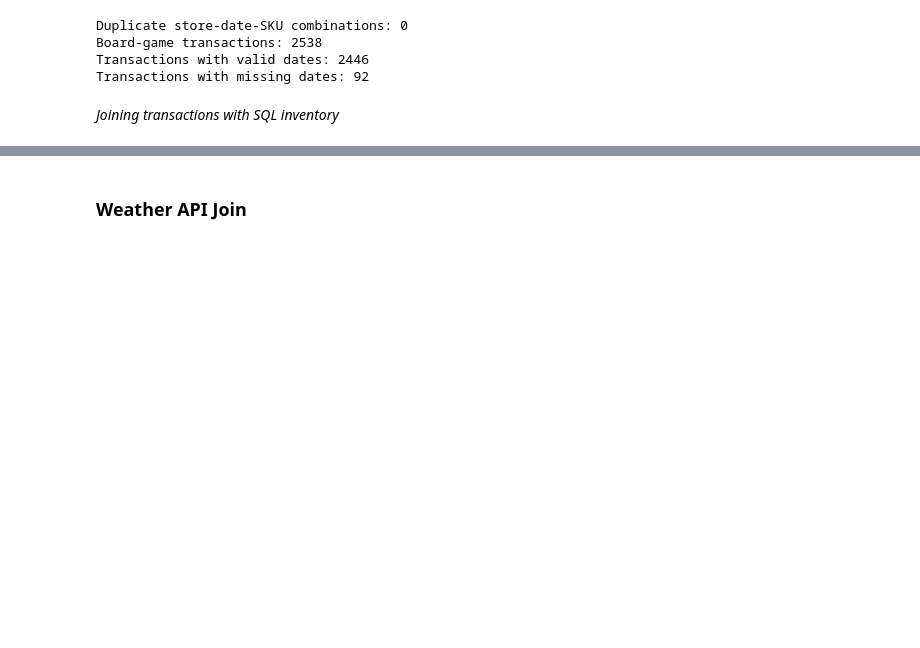
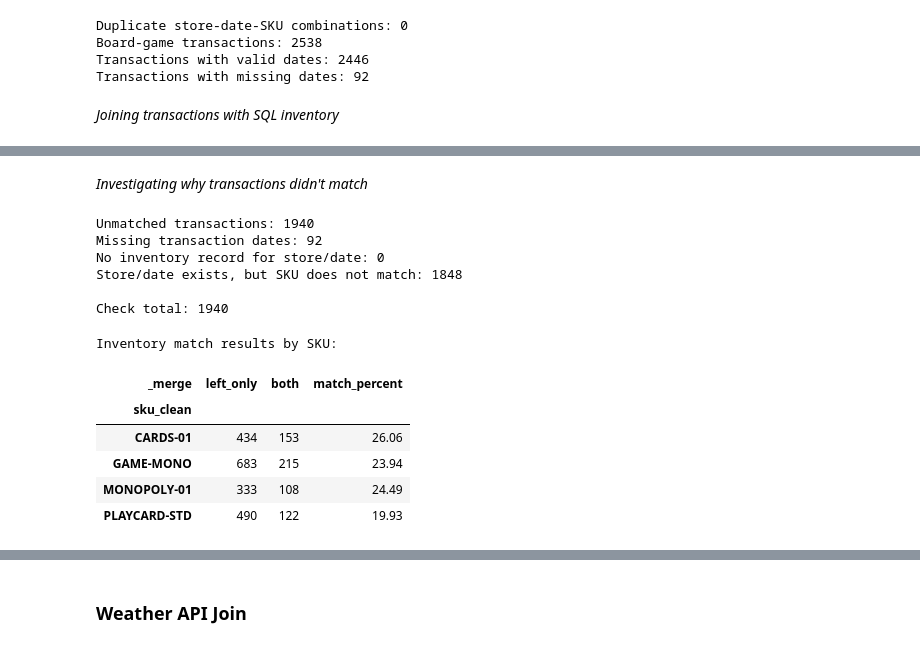
Before and after one commit to raffaellaalpaca-ai/walmart-hurricane-project, a Jupyter notebook: Walmart_Midterm_Notebook_(DS_2002).ipynb, the cells around one changed output, grey strips where cells are left out. Drawn from its saved outputs; the diff is of its cells as text; code cells hidden in the pictures; blank space fills up the shorter version.

```diff
--- a/Walmart_Midterm_Notebook_(DS_2002).ipynb
+++ b/Walmart_Midterm_Notebook_(DS_2002).ipynb
@@ -1749,0 +1768,71 @@ display(
+# %% [markdown]
+*Investigating why transactions didn't match*
+# %%
+#transactions that did not match inventory
+unmatched = board_game_merged[
+    board_game_merged["_merge"] == "left_only"
+].copy()
+
+# Check missing dates
+missing_dates = unmatched["date"].isna().sum()
+
+# Check whether store-date combinations exist in inventory
+inventory_store_dates = inventory_clean[
+    ["store_id_clean", "date"]
+].drop_duplicates()
+
+unmatched_check = unmatched.merge(
+    inventory_store_dates.assign(store_date_exists=True),
+    on=["store_id_clean", "date"],
+    how="left"
+)
+
+no_inventory_day = (
+    unmatched_check["date"].notna() &
+    unmatched_check["store_date_exists"].isna()
+).sum()
+
+sku_not_found = (
+    unmatched_check["date"].notna() &
+    unmatched_check["store_date_exists"].notna()
+).sum()
+
+print("Unmatched transactions:", len(unmatched))
+print("Missing transaction dates:", missing_dates)
+print("No inventory record for store/date:", no_inventory_day)
+print("Store/date exists, but SKU does not match:", sku_not_found)
+
+print("\nCheck total:",
+      missing_dates + no_inventory_day + sku_not_found)
+# %% [output]
+Unmatched transactions: 1940
+Missing transaction dates: 92
+No inventory record for store/date: 0
+Store/date exists, but SKU does not match: 1848
+
+Check total: 1940
+# %%
+#count matched and unmatched transactions by SKU
+sku_match_summary = pd.crosstab(
+    board_game_merged["sku_clean"],
+    board_game_merged["_merge"]
+)
+
+#calculate match percentages
+sku_match_summary["match_percent"] = (
+    sku_match_summary["both"] /
+    (
+        sku_match_summary["both"] +
+        sku_match_summary["left_only"]
+    ) * 100
+)
+print("Inventory match results by SKU:")
+display(sku_match_summary.round(2))
+# %% [output]
+Inventory match results by SKU:
+| _merge | left_only | both | match_percent |
+| sku_clean |  |  |  |
+| CARDS-01 | 434 | 153 | 26.06 |
+| GAME-MONO | 683 | 215 | 23.94 |
+| MONOPOLY-01 | 333 | 108 | 24.49 |
+| PLAYCARD-STD | 490 | 122 | 19.93 |
```
Also changed, not shown: parts of 9 cells of this notebook.
